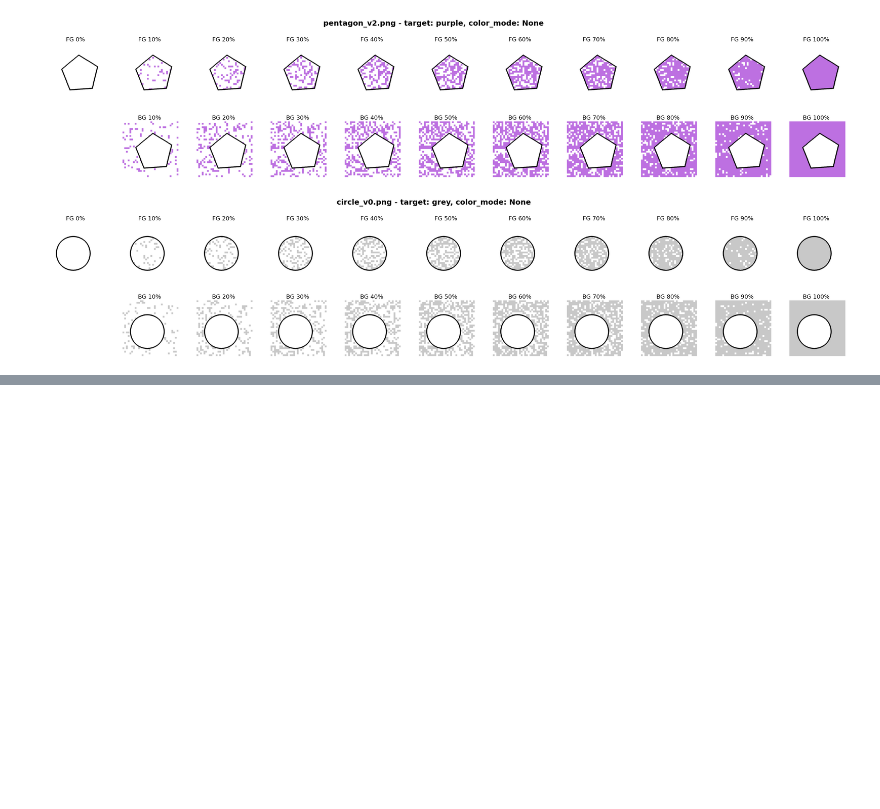
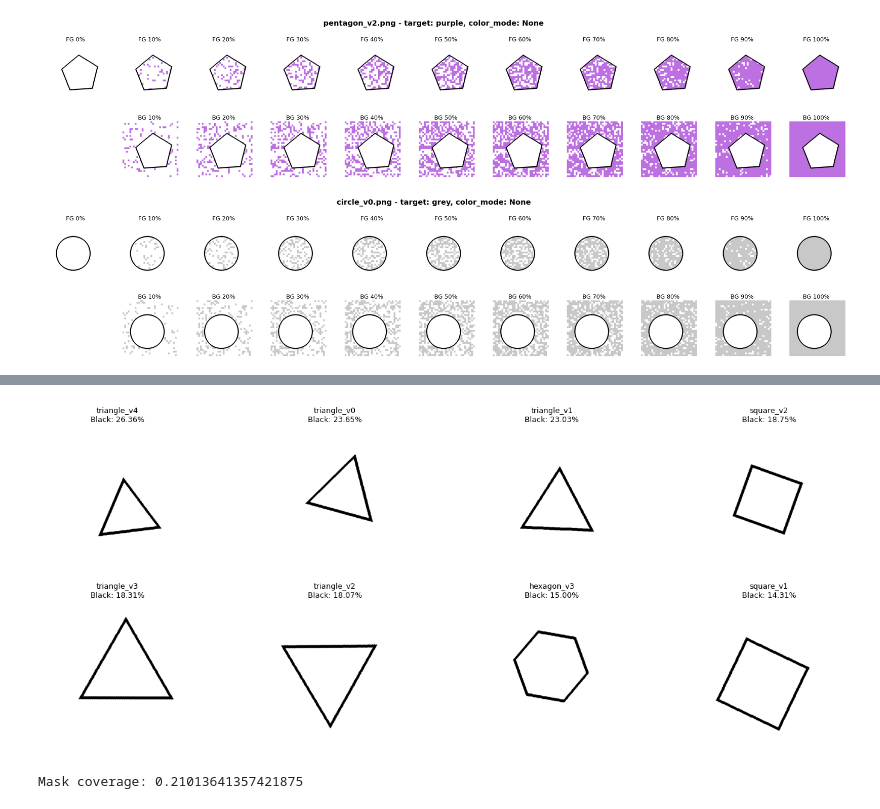
Before and after one commit to jonnemi/color-concept-entanglement, a Jupyter notebook: making_color_images/make_shape_dataset.ipynb, the cells around one changed output, grey strips where cells are left out. Saved outputs shown, nothing was run; the diff lists cells and outputs as text; code cells hidden in the pictures; blank space fills up the shorter version.

```diff
--- a/making_color_images/make_shape_dataset.ipynb
+++ b/making_color_images/make_shape_dataset.ipynb
@@ -344,0 +453,39 @@ for idx, row in df.sample(5).iterrows():
+# %%
+def show_top_black_fraction(df, n=8):
+
+    df_sorted = df.sort_values(
+        "black_outline_fraction",
+        ascending=False
+    ).head(n)
+
+    plt.figure(figsize=(15, 6))
+
+    for i, (_, row) in enumerate(df_sorted.iterrows()):
+        plt.subplot(2, (n+1)//2, i+1)
+
+        img = Image.open(row["image_path"])
+        plt.imshow(img, cmap="gray")
+        plt.axis("off")
+
+        title = (
+            f'{row["object"]}\n'
+            f'Black: {row["black_outline_fraction"]:.2%}'
+        )
+        plt.title(title, fontsize=9)
+
+    plt.tight_layout()
+    plt.show()
+
+show_top_black_fraction(fractions_df, n=8)
+# %% [output]
+[figure, added]
+# %%
+img = Image.open(shapes_df.iloc[0]["image_path"]).convert("RGB")
+mask = Image.open(shapes_df.iloc[0]["cv_mask_path"]).convert("L")
+
+img_np = np.array(img)
+mask_np = np.array(mask) > 127
+
+print("Mask coverage:", mask_np.mean())
+# %% [output]
+Mask coverage: 0.21013641357421875
```
Also changed, not shown: parts of 6 cells of this notebook, 3 other files.
